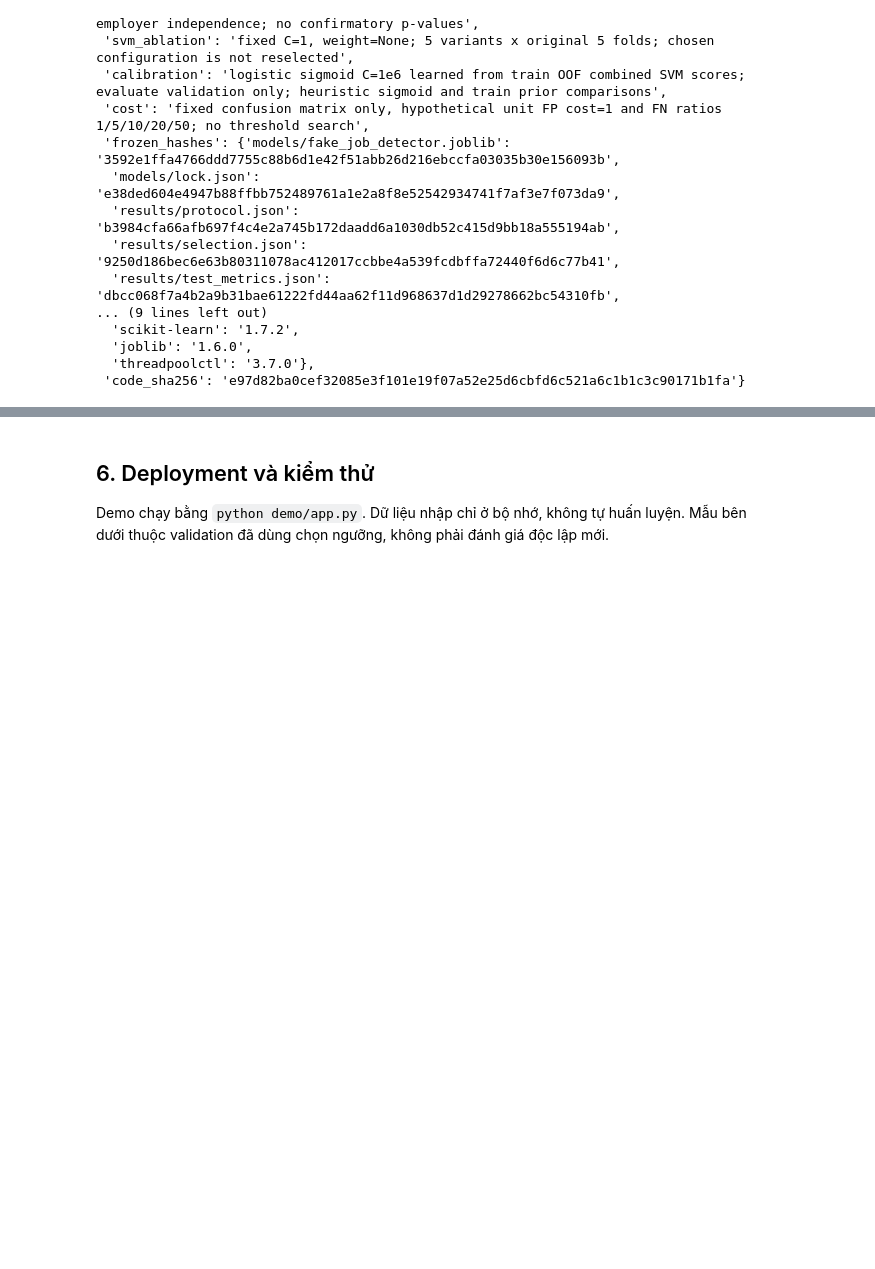
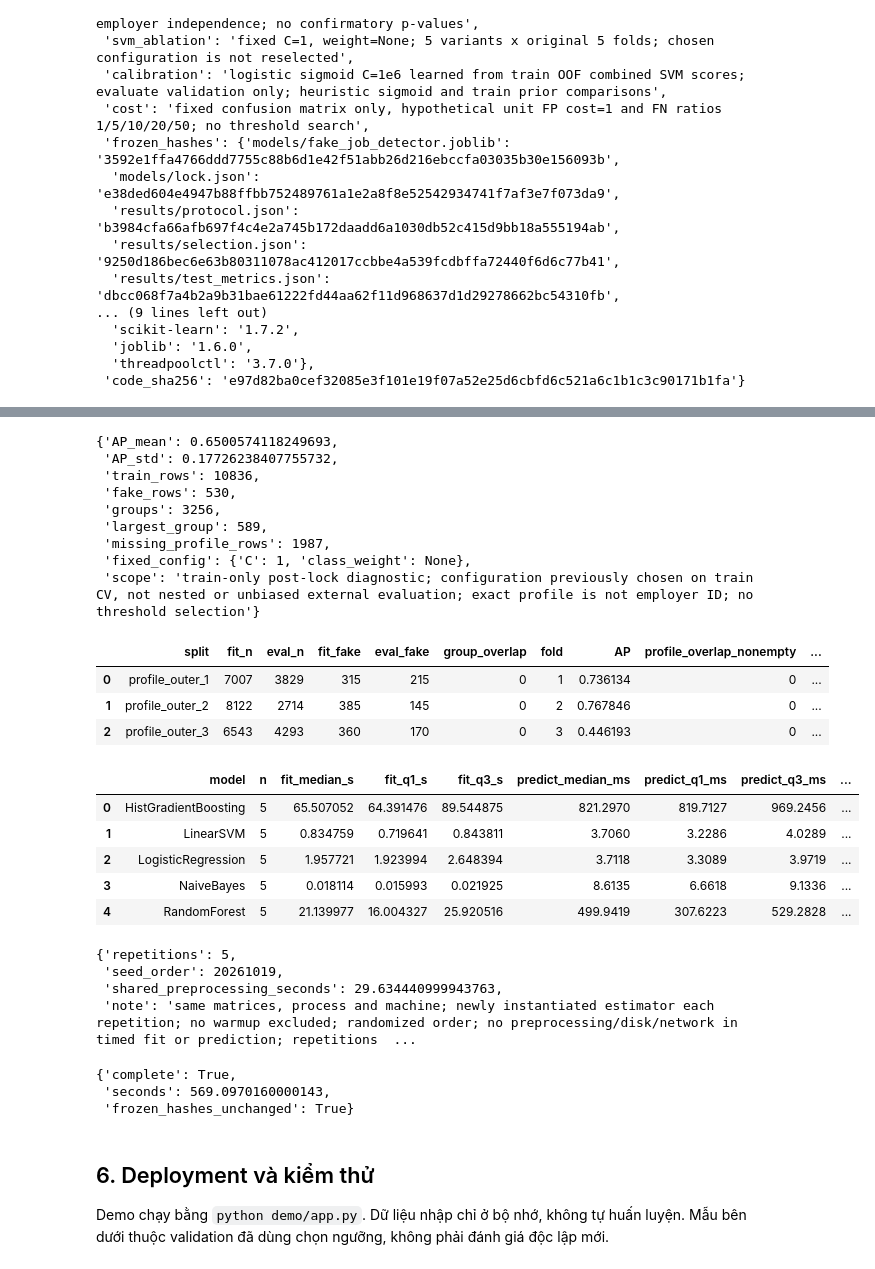
Before and after one commit to MinhLe2508/Fake_Job_Posting_Detection, a Jupyter notebook: Final_CRISP_DM.ipynb, the cells around one changed output, grey strips where cells are left out. Drawn from its saved outputs; the diff is of its cells as text; code cells hidden in the pictures; blank space fills up the shorter version.

```diff
--- a/Final_CRISP_DM.ipynb
+++ b/Final_CRISP_DM.ipynb
@@ -529,3 +532,37 @@ display(load_json(ROOT/'results/robustness/protocol.json'))
+# %%
+extra = ROOT/'results/generalization_2026-10-19'
+display(load_json(extra/'profile_summary.json'))
+display(pd.read_csv(extra/'profile_folds.csv'))
+display(pd.read_csv(extra/'benchmark_summary.csv'))
+display(load_json(extra/'benchmark_scope.json'))
+display(load_json(extra/'completion.json'))
+# %% [output]
+{'AP_mean': 0.6500574118249693,
+ 'AP_std': 0.17726238407755732,
+ 'train_rows': 10836,
+ 'fake_rows': 530,
+ 'groups': 3256,
+ 'largest_group': 589,
+ 'missing_profile_rows': 1987,
+ 'fixed_config': {'C': 1, 'class_weight': None},
+ 'scope': 'train-only post-lock diagnostic; configuration previously chosen on train CV, not nested or unbiased external evaluation; exact profile is not employer ID; no threshold selection'}
+|  | split | fit_n | eval_n | fit_fake | eval_fake | group_overlap | fold | AP | profile_overlap_nonempty | ... |
+| 0 | profile_outer_1 | 7007 | 3829 | 315 | 215 | 0 | 1 | 0.736134 | 0 | ... |
+| 1 | profile_outer_2 | 8122 | 2714 | 385 | 145 | 0 | 2 | 0.767846 | 0 | ... |
+| 2 | profile_outer_3 | 6543 | 4293 | 360 | 170 | 0 | 3 | 0.446193 | 0 | ... |
+|  | model | n | fit_median_s | fit_q1_s | fit_q3_s | predict_median_ms | predict_q1_ms | predict_q3_ms | ... |
+| 0 | HistGradientBoosting | 5 | 65.507052 | 64.391476 | 89.544875 | 821.2970 | 819.7127 | 969.2456 | ... |
+| 1 | LinearSVM | 5 | 0.834759 | 0.719641 | 0.843811 | 3.7060 | 3.2286 | 4.0289 | ... |
+| 2 | LogisticRegression | 5 | 1.957721 | 1.923994 | 2.648394 | 3.7118 | 3.3089 | 3.9719 | ... |
+| 3 | NaiveBayes | 5 | 0.018114 | 0.015993 | 0.021925 | 8.6135 | 6.6618 | 9.1336 | ... |
+| 4 | RandomForest | 5 | 21.139977 | 16.004327 | 25.920516 | 499.9419 | 307.6223 | 529.2828 | ... |
+{'repetitions': 5,
+ 'seed_order': 20261019,
+ 'shared_preprocessing_seconds': 29.634440999943763,
+ 'note': 'same matrices, process and machine; newly instantiated estimator each repetition; no warmup excluded; randomized order; no preprocessing/disk/network in timed fit or prediction; repetitions  ...
+{'complete': True,
+ 'seconds': 569.0970160000143,
+ 'frozen_hashes_unchanged': True}
 # %% [markdown]
 ## 6. Deployment và kiểm thử
 Demo chạy bằng `python demo/app.py`. Dữ liệu nhập chỉ ở bộ nhớ, không tự huấn luyện. Mẫu bên dưới thuộc validation đã dùng chọn ngưỡng, không phải đánh giá độc lập mới.
```
Also changed, not shown: parts of 3 cells of this notebook, 11 other files.
